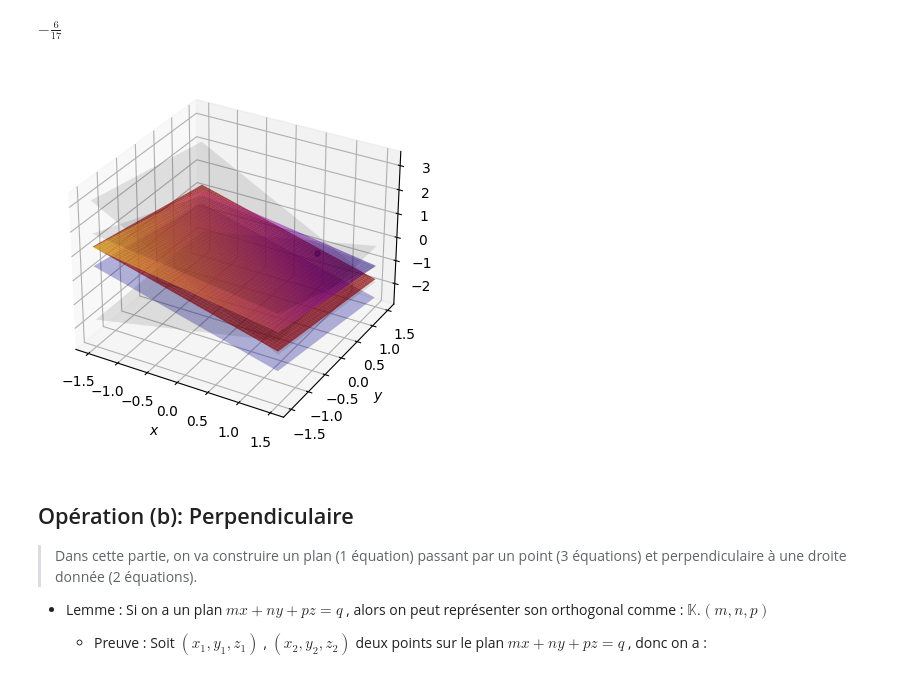
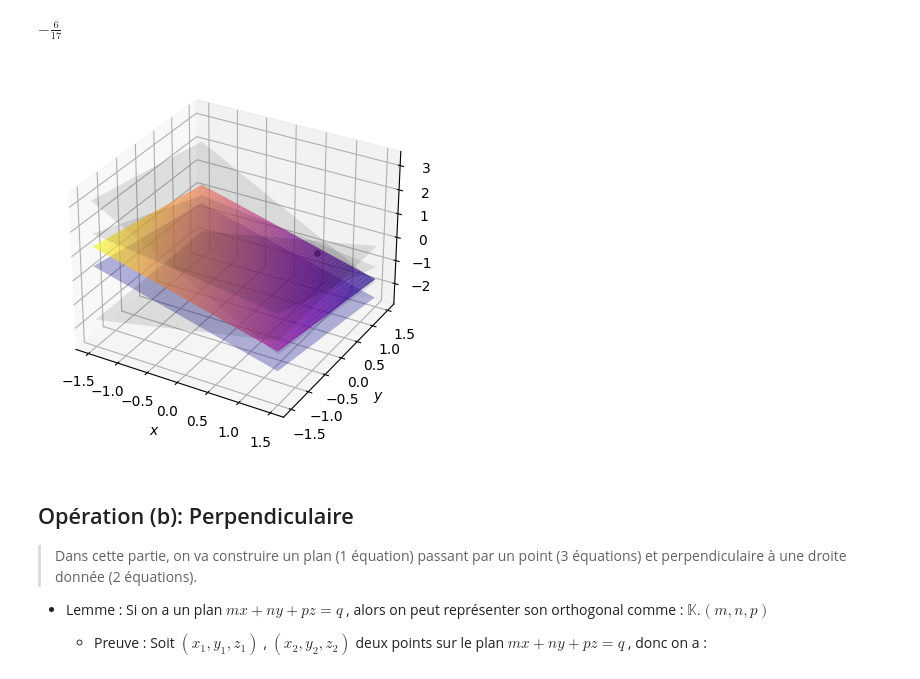
Before and after one commit to Languisher/Projects-2023, a Jupyter notebook: Projet_AL/Projet_Final.ipynb, the cells around one changed output. Cells and saved outputs as stored; diff of their text form; code cells hidden in the pictures.

```diff
--- a/Projet_AL/Projet_Final.ipynb
+++ b/Projet_AL/Projet_Final.ipynb
@@ -288,36 +288,36 @@ for i in range(3):
     ax.plot_surface(X, Y, point_intersection_Z[i], color="black", alpha=0.1)
 
 # ---Le résultat d'après le théorème d'hyperplan--- #
 plan_nouveau_Z = ((n_lamda * point_intersection.params[0][3] + \
                  n_mu * point_intersection.params[1][3] + \
                  n_gamma * point_intersection.params[2][3]) - \
                  (n_lamda * point_intersection.params[0][0] +
                    n_mu * point_intersection.params[1][0] +
                    n_gamma * point_intersection.params[2][0]) * X - \
                  (n_lamda * point_intersection.params[0][1] +
                   n_mu * point_intersection.params[1][1] +
                   n_gamma * point_intersection.params[2][1]) * Y) / \
                  (n_lamda * point_intersection.params[0][2] +
                   n_mu * point_intersection.params[1][2] +
                   n_gamma * point_intersection.params[2][2])
 
-ax.plot_surface(X, Y, plan_nouveau_Z, cmap="plasma", alpha=0.5)
+# ax.plot_surface(X, Y, plan_nouveau_Z, cmap="plasma", alpha=0.5)
 
 ### ---NOUVEAU PARTIE--- ###
 
 plan_reference_Z = (plan_reference.params[0][3] - plan_reference.params[0][0] * X - plan_reference.params[0][1] * Y) / plan_reference.params[0][2]
 ax.plot_surface(X, Y, plan_reference_Z, color="blue", alpha=0.3)
 ans_Z = (ans[3] - ans[0] * X - ans[1] * Y) / ans[2]
-ax.plot_surface(X, Y, ans_Z, color="red", alpha=0.7)
+ax.plot_surface(X, Y, ans_Z, cmap="plasma", alpha=0.7)
 ax.scatter(point_commun[x], point_commun[y], point_commun[z], color="black", s=15, alpha=0.5)
 ax.set_xlabel("$x$")
 ax.set_ylabel("$y$")
 ax.set_zlabel("$z$")
 # ax.view_init(azim=75, elev=15)
 plt.savefig("./a3.pdf")
 plt.show()
 # %% [output]
-[figure, old version]
+[figure, new version]
 # %% [markdown]
 ## Opération (b): Perpendiculaire
 
```
Also changed, not shown: 1 other file.
